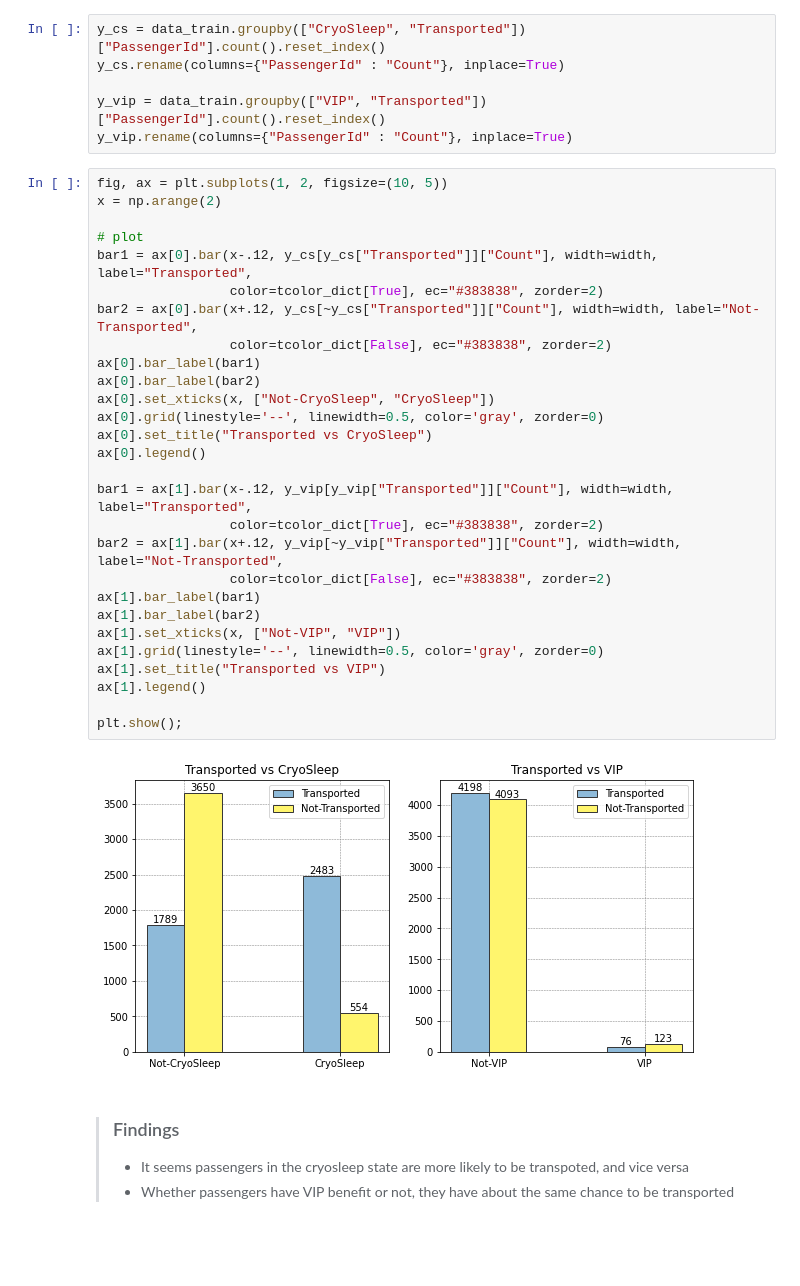
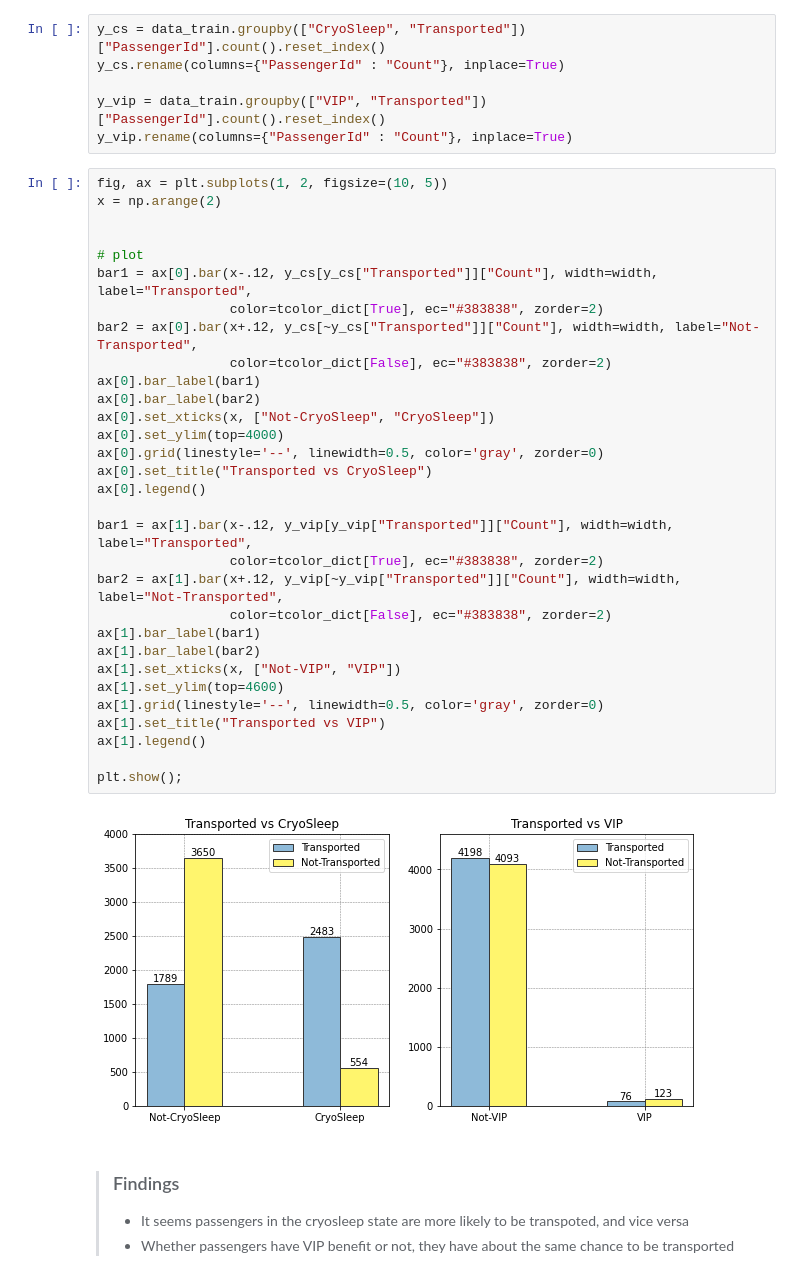
Before and after one commit to junedism/ams-classifier, a Jupyter notebook: spaceship-titanic-exploratory-data-analysis.ipynb, the cells around one changed output. Drawn from its saved outputs; the diff is of its cells as text; blank space fills up the shorter version.

```diff
--- a/spaceship-titanic-exploratory-data-analysis.ipynb
+++ b/spaceship-titanic-exploratory-data-analysis.ipynb
@@ -348,33 +348,36 @@ y_vip.rename(columns={"PassengerId" : "Count"}, inplace=True)
 # %%
 fig, ax = plt.subplots(1, 2, figsize=(10, 5))
 x = np.arange(2)
+
 
 # plot
 bar1 = ax[0].bar(x-.12, y_cs[y_cs["Transported"]]["Count"], width=width, label="Transported",
                  color=tcolor_dict[True], ec="#383838", zorder=2)
 bar2 = ax[0].bar(x+.12, y_cs[~y_cs["Transported"]]["Count"], width=width, label="Not-Transported",
                  color=tcolor_dict[False], ec="#383838", zorder=2)
 ax[0].bar_label(bar1)
 ax[0].bar_label(bar2)
 ax[0].set_xticks(x, ["Not-CryoSleep", "CryoSleep"])
+ax[0].set_ylim(top=4000)
 ax[0].grid(linestyle='--', linewidth=0.5, color='gray', zorder=0)
 ax[0].set_title("Transported vs CryoSleep")
 ax[0].legend()
 
 bar1 = ax[1].bar(x-.12, y_vip[y_vip["Transported"]]["Count"], width=width, label="Transported",
                  color=tcolor_dict[True], ec="#383838", zorder=2)
 bar2 = ax[1].bar(x+.12, y_vip[~y_vip["Transported"]]["Count"], width=width, label="Not-Transported",
                  color=tcolor_dict[False], ec="#383838", zorder=2)
 ax[1].bar_label(bar1)
 ax[1].bar_label(bar2)
 ax[1].set_xticks(x, ["Not-VIP", "VIP"])
+ax[1].set_ylim(top=4600)
 ax[1].grid(linestyle='--', linewidth=0.5, color='gray', zorder=0)
 ax[1].set_title("Transported vs VIP")
 ax[1].legend()
 
 plt.show();
 # %% [output]
-[figure, old version]
+[figure, new version]
 # %% [markdown]
 > ### Findings
 >* It seems passengers in the cryosleep state are more likely to be transpoted, and vice versa
```
Also changed, not shown: parts of 14 cells of this notebook.
